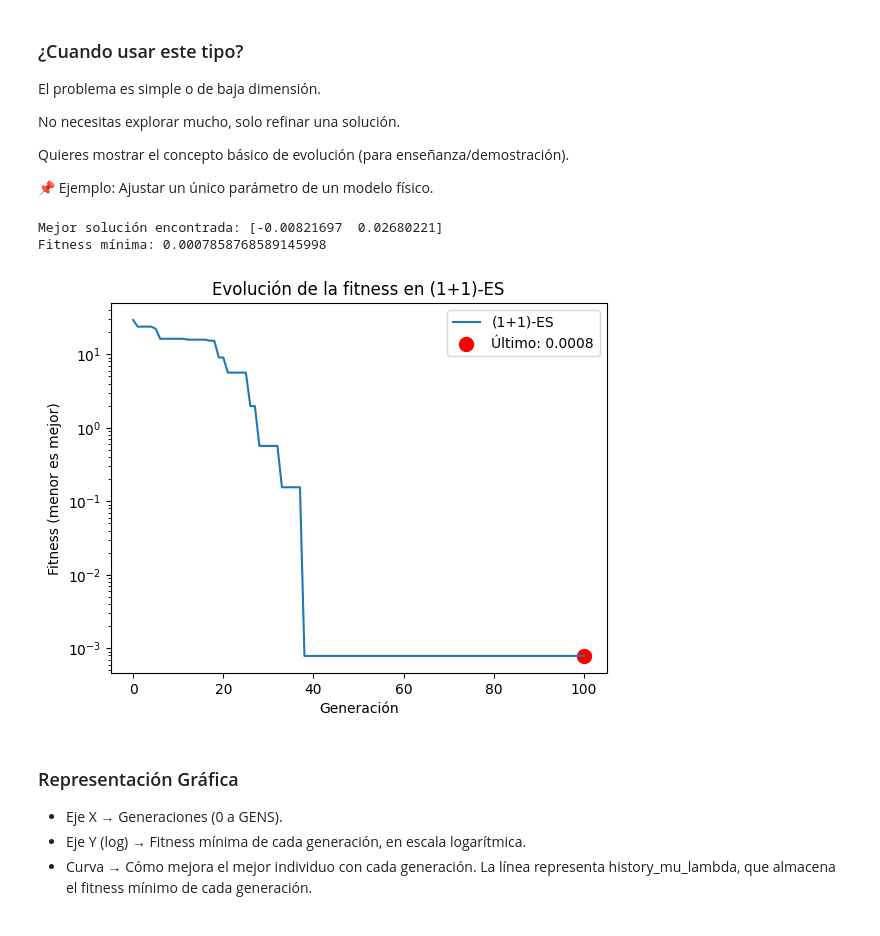
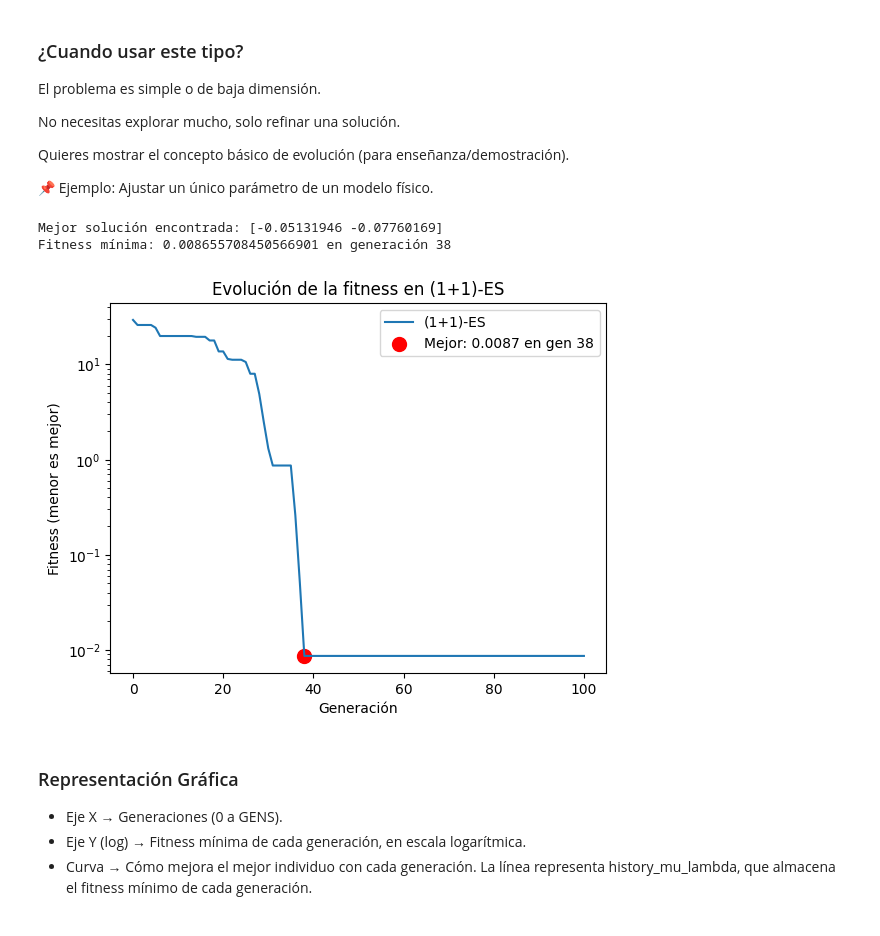
Before and after one commit to Carpuro/MCD_METODOS_MATEMATICOS_PARA_EL_ANALISIS_DE_DATOS, a Jupyter notebook: Exposiciones/estrategia_evolutiva.ipynb, the cells around one changed output. Cells and saved outputs as stored; diff of their text form; code cells hidden in the pictures.

```diff
--- a/Exposiciones/estrategia_evolutiva.ipynb
+++ b/Exposiciones/estrategia_evolutiva.ipynb
@@ -69,7 +67,7 @@ Quieres mostrar el concepto básico de evolución (para enseñanza/demostración
 # --- Parámetros ---
 DIM = 2
 GENS = 100
-SIGMA = 0.9
+SIGMA = 0.5
 SEED = 42
 
 rng = np.random.default_rng(SEED)
@@ -81,36 +79,36 @@ history = [parent_fit]
 
 # --- (1+1)-ES loop ---
 for gen in range(GENS):
     child = parent + rng.normal(0, SIGMA, size=DIM)
     child_fit = fitness(child)
 
     if child_fit < parent_fit:
         parent, parent_fit = child, child_fit
 
     history.append(parent_fit)
 
 # --- Resultados ---
 best_fit = min(history)
 best_gen = history.index(best_fit)
 print("Mejor solución encontrada:", parent)
 print("Fitness mínima:", best_fit, "en generación", best_gen)
 
 # --- Gráfica de evolución ---
 plt.plot(history, label="(1+1)-ES")
 plt.xlabel("Generación")
 plt.ylabel("Fitness (menor es mejor)")
 plt.yscale("log")
 plt.title("Evolución de la fitness en (1+1)-ES")
 
 # --- Marcar mejor fitness ---
 plt.scatter(best_gen, best_fit, color='red', s=100,
             label=f'Mejor: {best_fit:.4f} en gen {best_gen}')
 plt.legend()
 plt.show()
 # %% [output]
-Mejor solución encontrada: [-0.00821697  0.02680221]
-Fitness mínima: 0.0007858768589145998
+Mejor solución encontrada: [-0.05131946 -0.07760169]
+Fitness mínima: 0.008655708450566901 en generación 38
-[figure, old version]
+[figure, new version]
 # %% [markdown]
 ### Representación Gráfica
 
```
Also changed, not shown: parts of 6 cells of this notebook.
